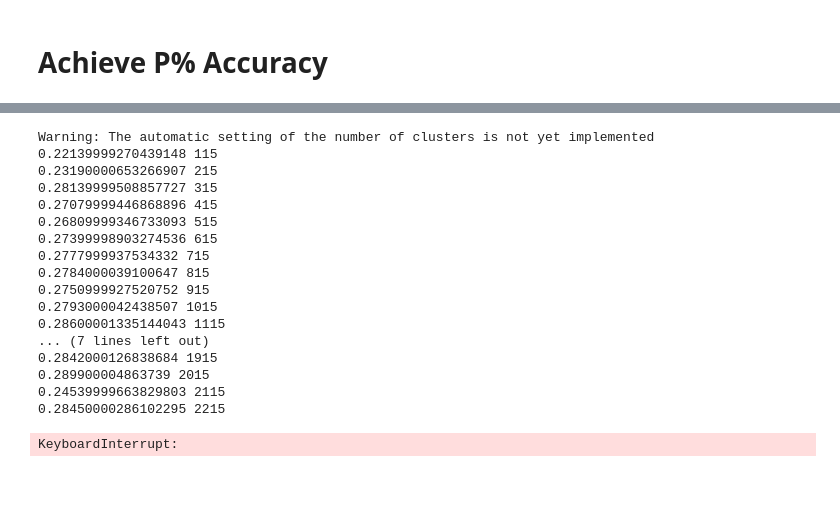
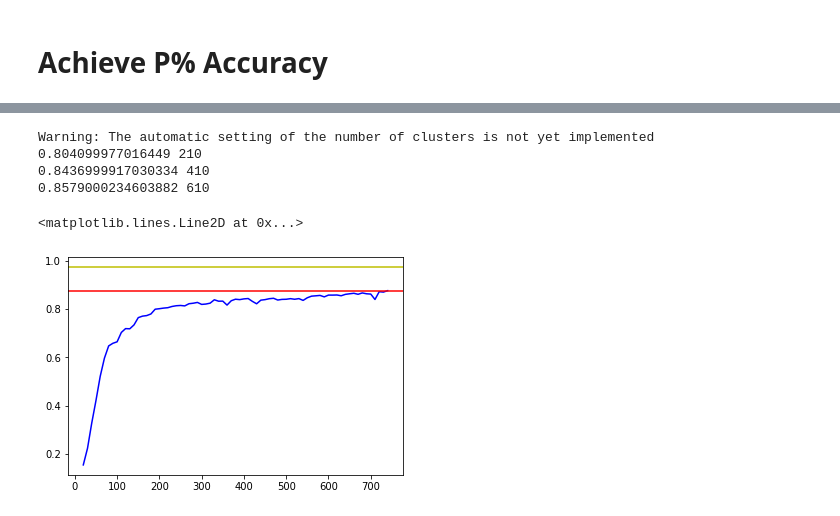
Before and after one commit to smohsinali/active-sampling, a Jupyter notebook: active_poc.ipynb, the cells around one changed output, grey strips where cells are left out. Saved outputs shown, nothing was run; the diff lists cells and outputs as text; code cells hidden in the pictures; blank space fills up the shorter version.

```diff
--- a/active_poc.ipynb
+++ b/active_poc.ipynb
@@ -660,36 +651,24 @@ def active_cluster(
 # %%
 # p_metrics, p_budget, p_annotated
 r0 = active_cluster(
     x_train,
     y_train,
-    p_batch_size=5,
-    p_epochs=6,
+    p_batch_size=10,
+    p_epochs=2,
     p_init=20,
     max_n_clusters=10,
     target_accuracy=target_accuracy,)
 
 plt.plot(r0[2], r0[0], color='b')
 plt.axhline(target_accuracy, color='r')
 plt.axhline(baseline_metrics, color='y')
 # %% [output]
 Warning: The automatic setting of the number of clusters is not yet implemented
-0.22139999270439148 115
-0.23190000653266907 215
-0.28139999508857727 315
-0.27079999446868896 415
-0.26809999346733093 515
-0.27399998903274536 615
-0.2777999937534332 715
-0.2784000039100647 815
-0.2750999927520752 915
-0.2793000042438507 1015
-0.28600001335144043 1115
-... (7 lines left out)
-0.2842000126838684 1915
-0.289900004863739 2015
-0.24539999663829803 2115
-0.28450000286102295 2215
+0.804099977016449 210
+0.8436999917030334 410
+0.8579000234603882 610
-KeyboardInterrupt:
+<matplotlib.lines.Line2D at 0x...>
+[figure, added]
 # %%
 r1 = active_cluster(
     x_train,
```
Also changed, not shown: parts of 24 cells of this notebook, 3 other files.
